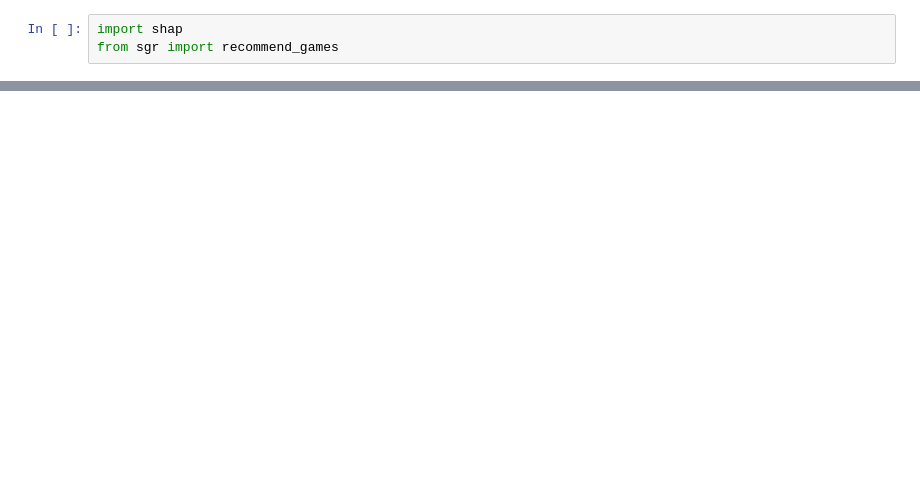
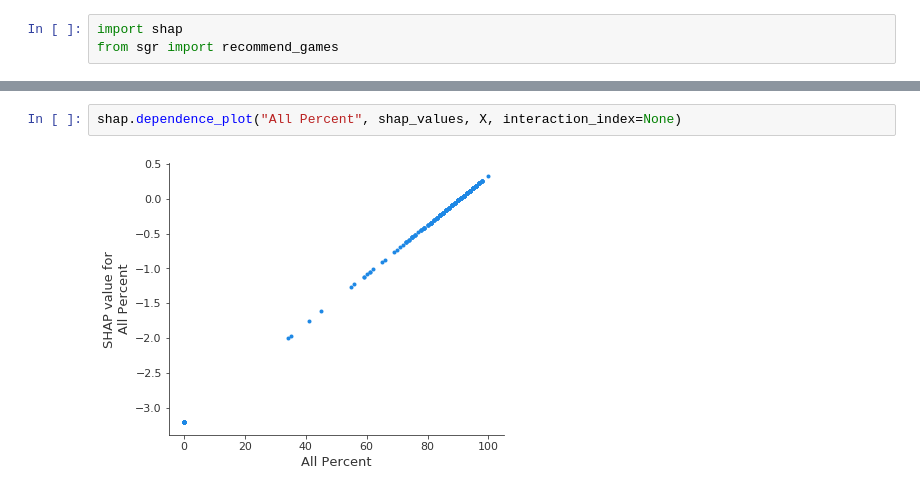
Before and after one commit to mcminnra/steam-game-recommender, a Jupyter notebook: recommendations_and_analysis.ipynb, the cells around one changed output, grey strips where cells are left out. Cells and saved outputs as stored; diff of their text form; blank space fills up the shorter version.

```diff
--- a/recommendations_and_analysis.ipynb
+++ b/recommendations_and_analysis.ipynb
@@ -52 +53,5 @@ shap.summary_plot(shap_values, X)
+# %%
+shap.dependence_plot("All Percent", shap_values, X, interaction_index=None)
+# %% [output]
+[figure, added]
 # %%
```
Also changed, not shown: parts of 9 cells of this notebook, 1 other file.
